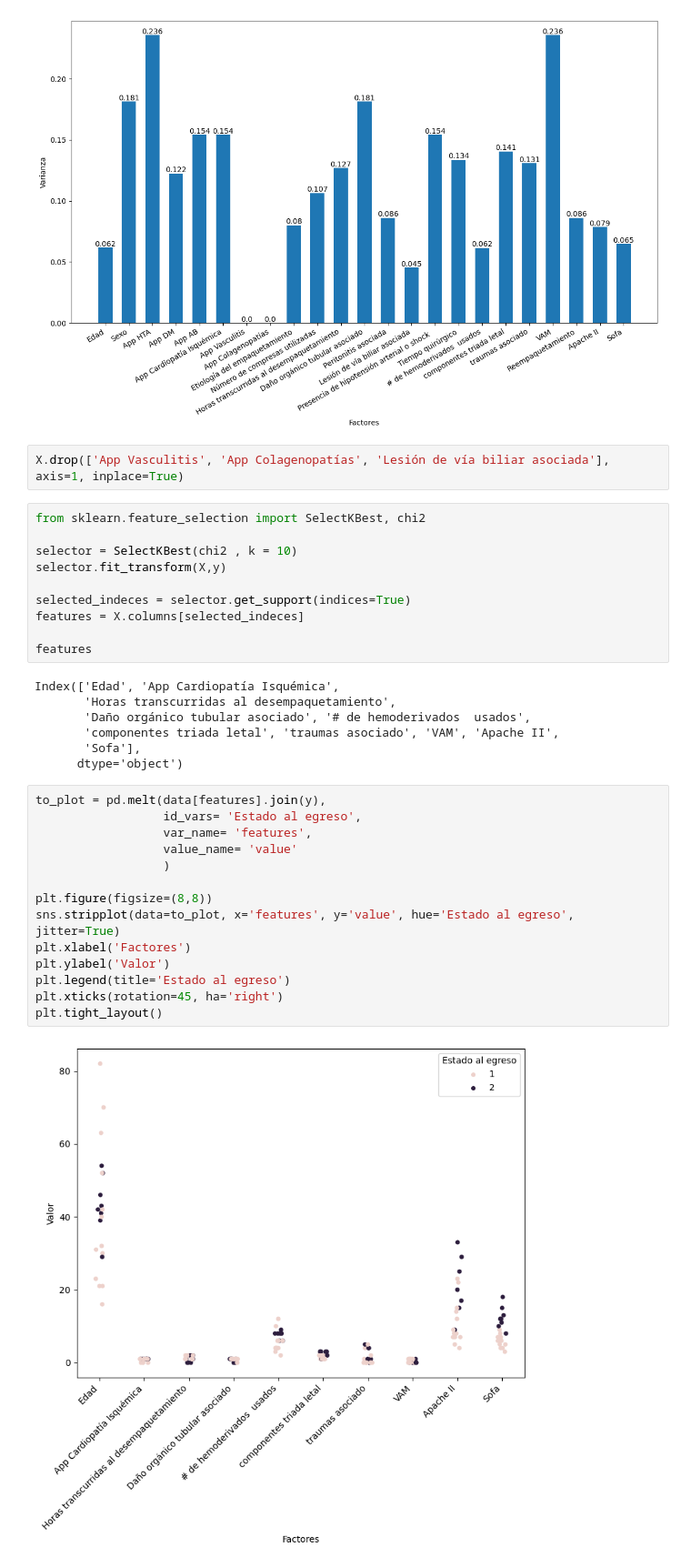
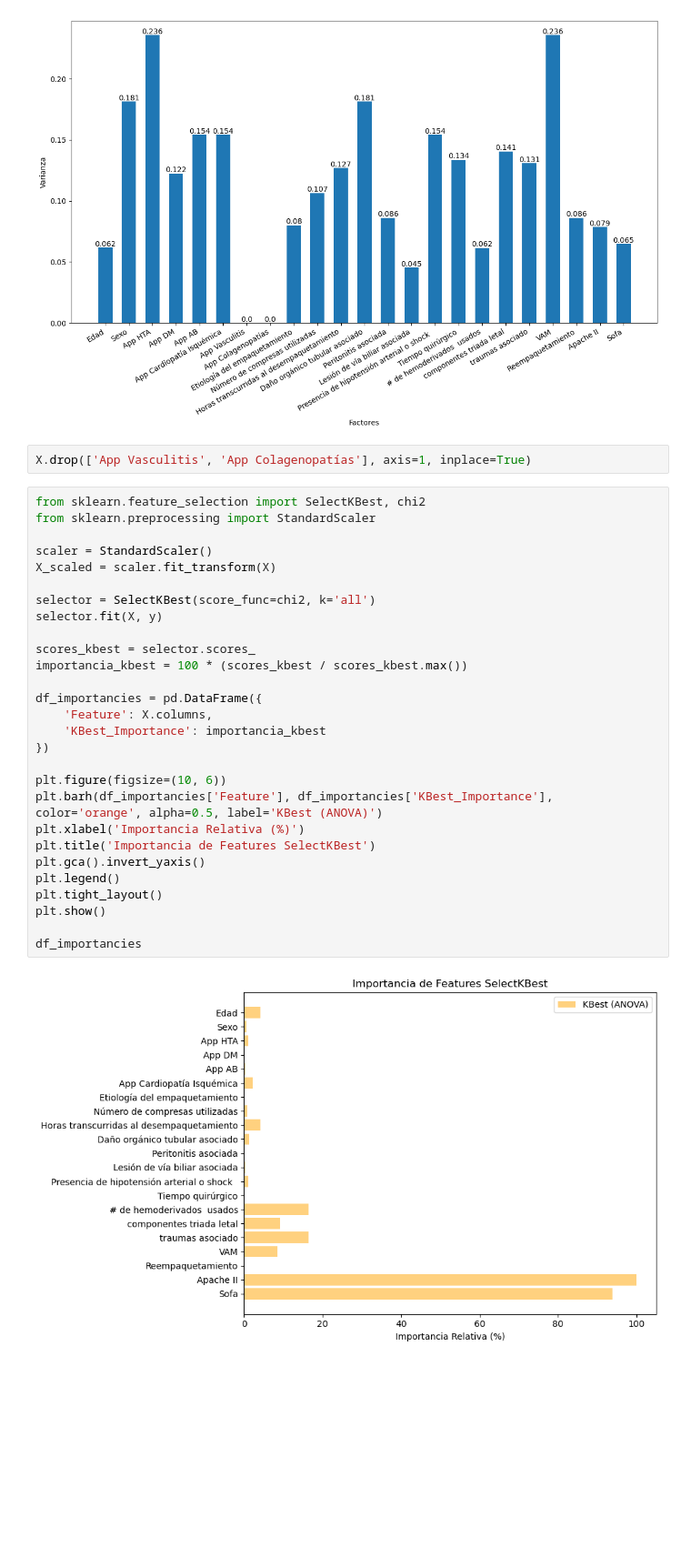
Before and after one commit to amaliezzz/Damage-Control-Feature-Selection, a Jupyter notebook: feature_selection.ipynb, the cells around one changed output. Shown: that part at 91% size. Saved outputs shown, nothing was run; the diff lists cells and outputs as text; blank space fills up the shorter version.

```diff
--- a/feature_selection.ipynb
+++ b/feature_selection.ipynb
@@ -94,37 +94,34 @@ plt.tight_layout()
 # %% [output]
 [figure]
 # %%
-X.drop(['App Vasculitis', 'App Colagenopatías', 'Lesión de vía biliar asociada'], axis=1, inplace=True)
+X.drop(['App Vasculitis', 'App Colagenopatías'], axis=1, inplace=True)
-# %%
-from sklearn.feature_selection import SelectKBest, chi2
-
-selector = SelectKBest(chi2 , k = 10)
-selector.fit_transform(X,y)
-
-selected_indeces = selector.get_support(indices=True)
-features = X.columns[selected_indeces]
-
-features
-# %% [output]
-Index(['Edad', 'App Cardiopatía Isquémica',
-       'Horas transcurridas al desempaquetamiento',
-       'Daño orgánico tubular asociado', '# de hemoderivados  usados',
-       'componentes triada letal', 'traumas asociado', 'VAM', 'Apache II',
-       'Sofa'],
-      dtype='object')
-# %%
-to_plot = pd.melt(data[features].join(y),
-                  id_vars= 'Estado al egreso',
-                  var_name= 'features',
-                  value_name= 'value'
-                  )
-
-plt.figure(figsize=(8,8))
-sns.stripplot(data=to_plot, x='features', y='value', hue='Estado al egreso', jitter=True)
-plt.xlabel('Factores')
-plt.ylabel('Valor')
-plt.legend(title='Estado al egreso')
-plt.xticks(rotation=45, ha='right')
-plt.tight_layout()
-# %% [output]
-[figure, removed]
+# %%
+from sklearn.feature_selection import SelectKBest, chi2
+from sklearn.preprocessing import StandardScaler
+
+scaler = StandardScaler()
+X_scaled = scaler.fit_transform(X)
+
+selector = SelectKBest(score_func=chi2, k='all')
+selector.fit(X, y)
+
+scores_kbest = selector.scores_
+importancia_kbest = 100 * (scores_kbest / scores_kbest.max())
+
+df_importancies = pd.DataFrame({
+    'Feature': X.columns,
+    'KBest_Importance': importancia_kbest
+})
+
+plt.figure(figsize=(10, 6))
+plt.barh(df_importancies['Feature'], df_importancies['KBest_Importance'], color='orange', alpha=0.5, label='KBest (ANOVA)')
+plt.xlabel('Importancia Relativa (%)')
+plt.title('Importancia de Features SelectKBest')
+plt.gca().invert_yaxis()
+plt.legend()
+plt.tight_layout()
+plt.show()
+
+df_importancies
+# %% [output]
+[figure, added]
```
Also changed, not shown: parts of 6 cells of this notebook, 2 other files.
